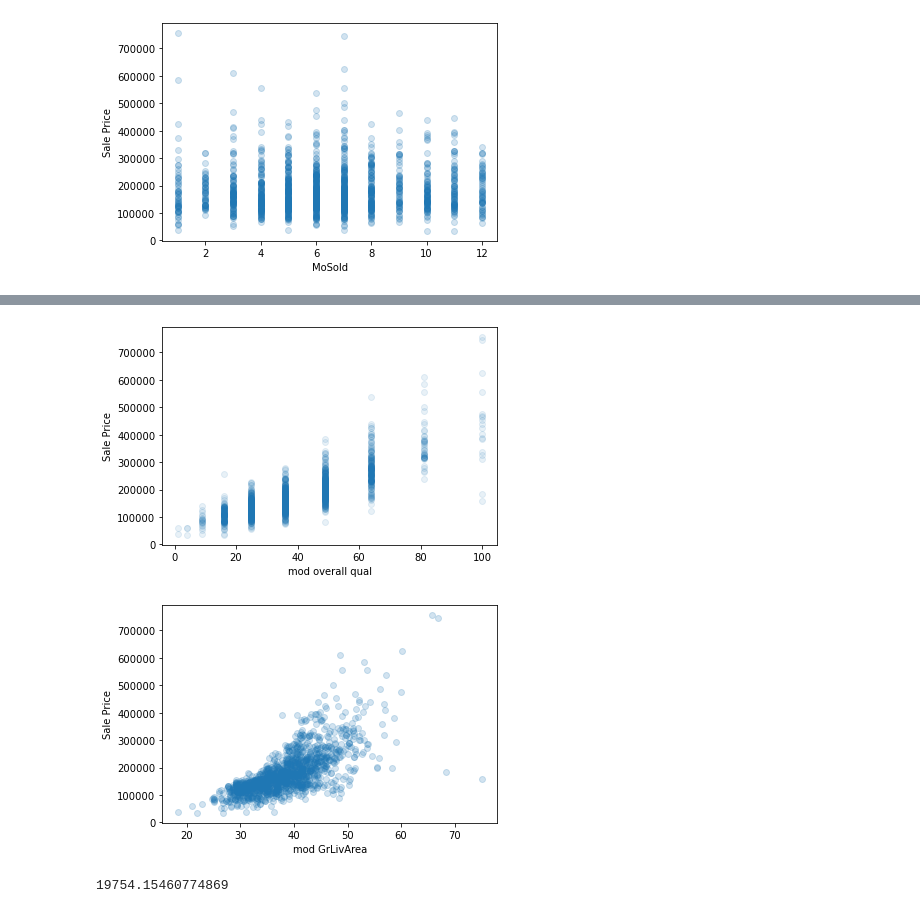
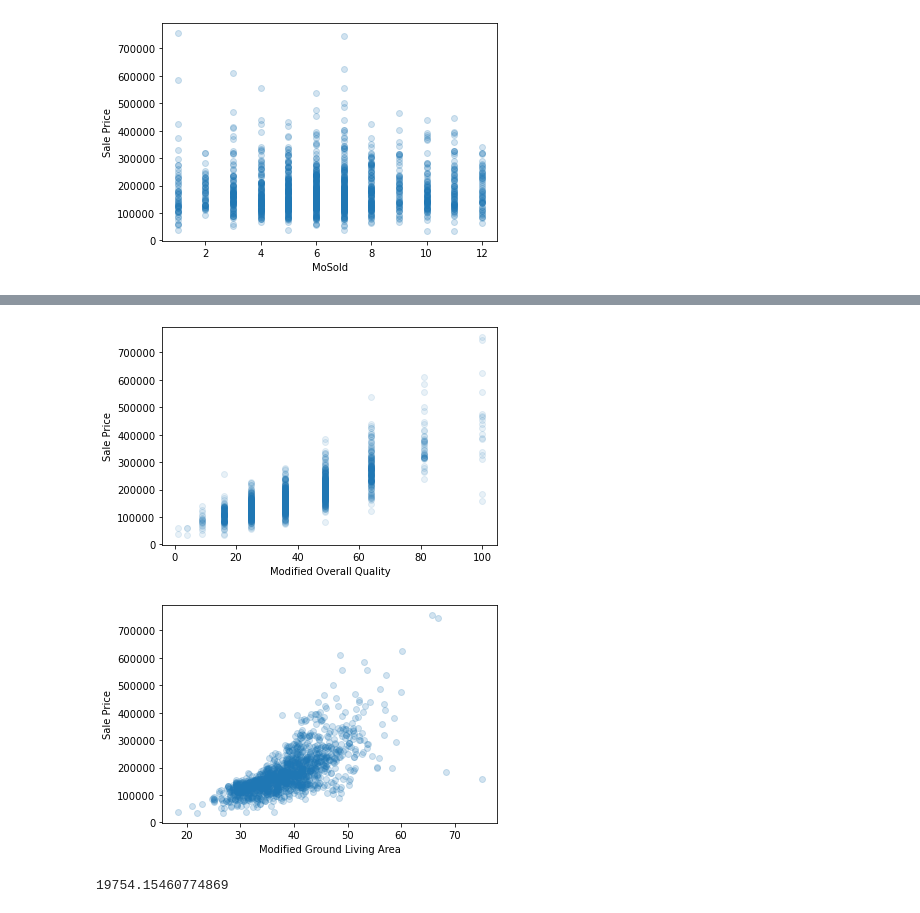
Before and after one commit to maxguy2001/StatsCaseStudiesSem2, a Jupyter notebook: Part2/all_questions.ipynb, the cells around one changed output, grey strips where cells are left out. Saved outputs shown, nothing was run; the diff lists cells and outputs as text; code cells hidden in the pictures.

Commit message:
remade plots

```diff
--- a/Part2/all_questions.ipynb
+++ b/Part2/all_questions.ipynb
@@ -140,19 +155,19 @@ for i in cols_to_investigate:
 #look at first modification. It "looks more linear"...
 mod_oq = [np.power(x, 2) for x in df["OverallQual"].tolist()]
 plt.scatter(x=mod_oq, y = df["SalePrice"].tolist(), alpha=0.1)
-plt.xlabel("mod overall qual")
+plt.xlabel("Modified Overall Quality")
 plt.ylabel("Sale Price")
 plt.show()
 # %% [output]
-[figure, old version]
+[figure, new version]
 # %%
 mod_gla = [np.sqrt(x) for x in df["GrLivArea"].tolist()]
 plt.scatter(x=mod_gla, y = df["SalePrice"].tolist(), alpha=0.2)
-plt.xlabel("mod GrLivArea")
+plt.xlabel("Modified Ground Living Area")
 plt.ylabel("Sale Price")
 plt.show()
 # %% [output]
-[figure, old version]
+[figure, new version]
 # %%
 #replace columns in dataframe with modified versions and rerun first model
 df["GrLivArea"] = mod_gla
```
Also changed, not shown: parts of 2 cells of this notebook.
